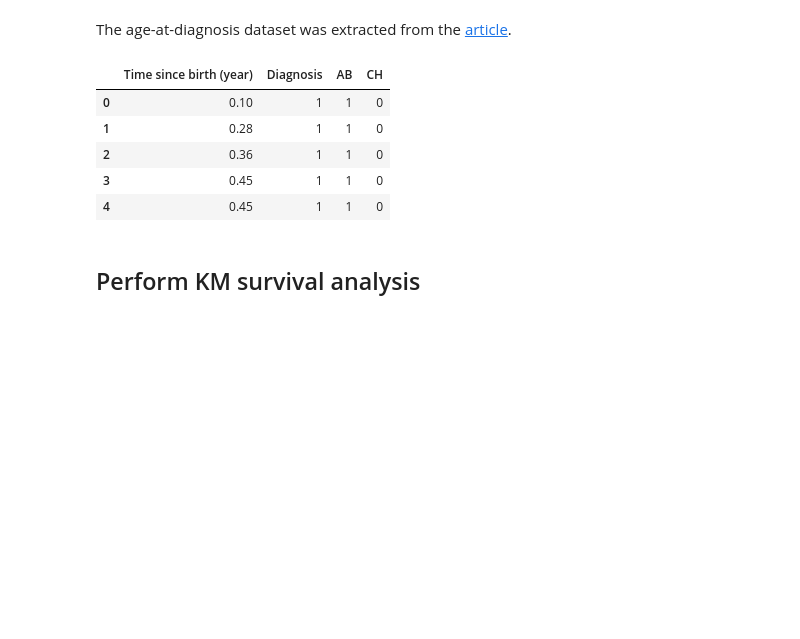
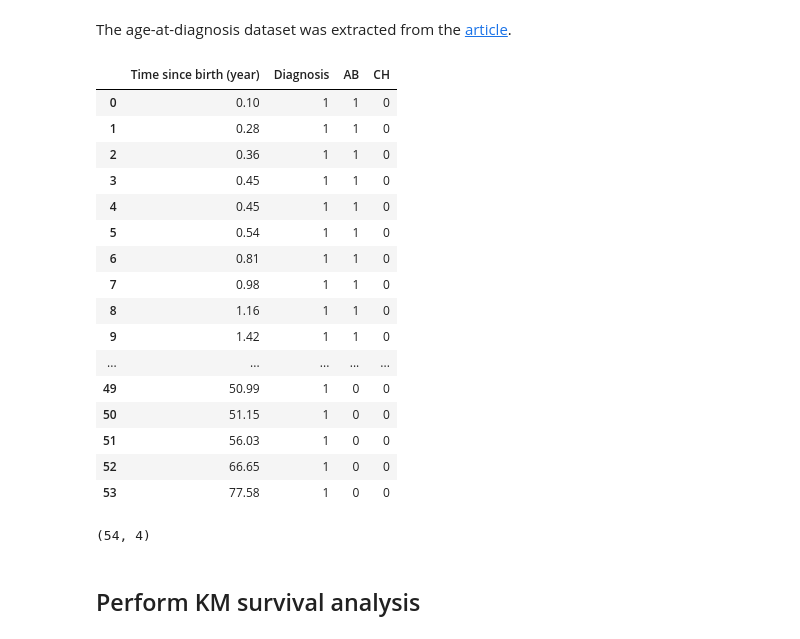
Before and after one commit to davidzhao1015/survival-analysis-case-example, a Jupyter notebook: survival-analysis-ASMD-example.ipynb, the cells around one changed output. Drawn from its saved outputs; the diff is of its cells as text; code cells hidden in the pictures; blank space fills up the shorter version.

```diff
--- a/survival-analysis-ASMD-example.ipynb
+++ b/survival-analysis-ASMD-example.ipynb
@@ -21,14 +21,29 @@ import lifelines
 # %%
 diagnosis_age_df = pd.read_excel('age-at-diagnosis-asmd.xlsx')
 # %%
-diagnosis_age_df.head()
+diagnosis_age_df.head(54)
 # %% [output]
 |  | Time since birth (year) | Diagnosis | AB | CH |
 | 0 | 0.10 | 1 | 1 | 0 |
 | 1 | 0.28 | 1 | 1 | 0 |
 | 2 | 0.36 | 1 | 1 | 0 |
 | 3 | 0.45 | 1 | 1 | 0 |
 | 4 | 0.45 | 1 | 1 | 0 |
+| 5 | 0.54 | 1 | 1 | 0 |
+| 6 | 0.81 | 1 | 1 | 0 |
+| 7 | 0.98 | 1 | 1 | 0 |
+| 8 | 1.16 | 1 | 1 | 0 |
+| 9 | 1.42 | 1 | 1 | 0 |
+| ... | ... | ... | ... | ... |
+| 49 | 50.99 | 1 | 0 | 0 |
+| 50 | 51.15 | 1 | 0 | 0 |
+| 51 | 56.03 | 1 | 0 | 0 |
+| 52 | 66.65 | 1 | 0 | 0 |
+| 53 | 77.58 | 1 | 0 | 0 |
+# %%
+diagnosis_age_df.shape
+# %% [output]
+(54, 4)
 # %% [markdown]
 ## Perform KM survival analysis
 # %%
```
Also changed, not shown: parts of 6 cells of this notebook, 2 other files.
